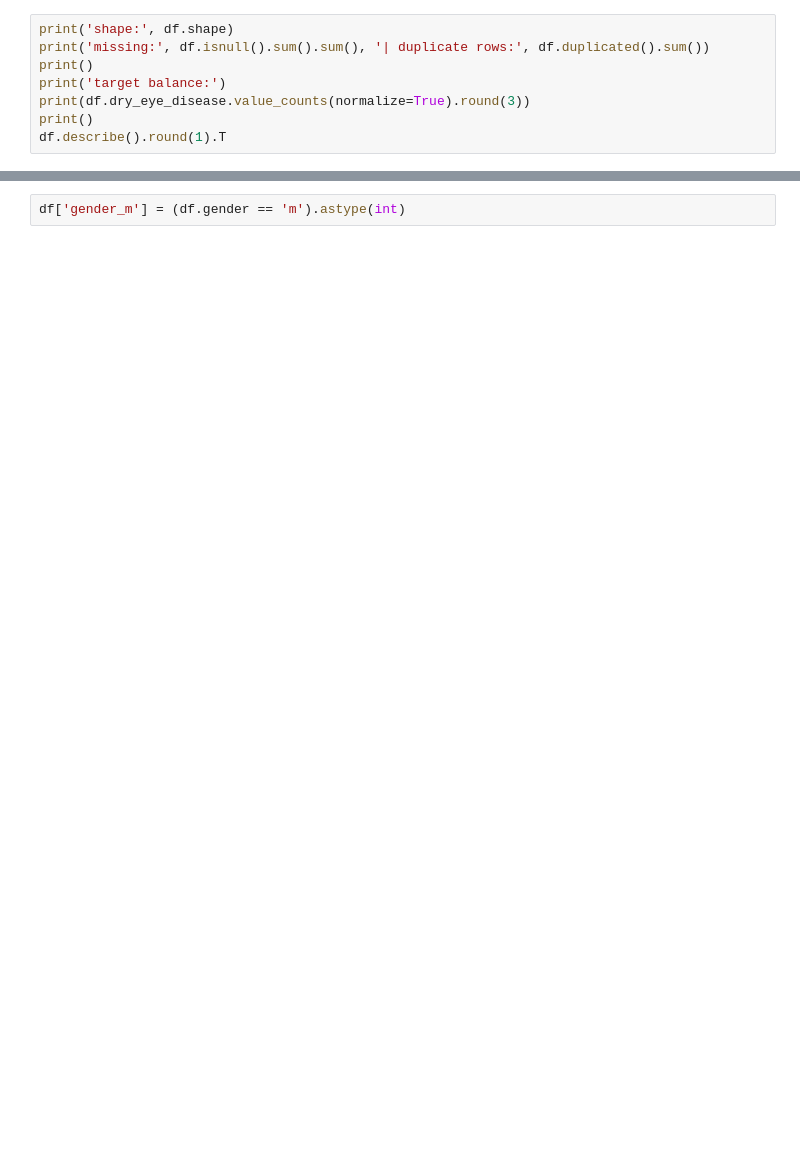
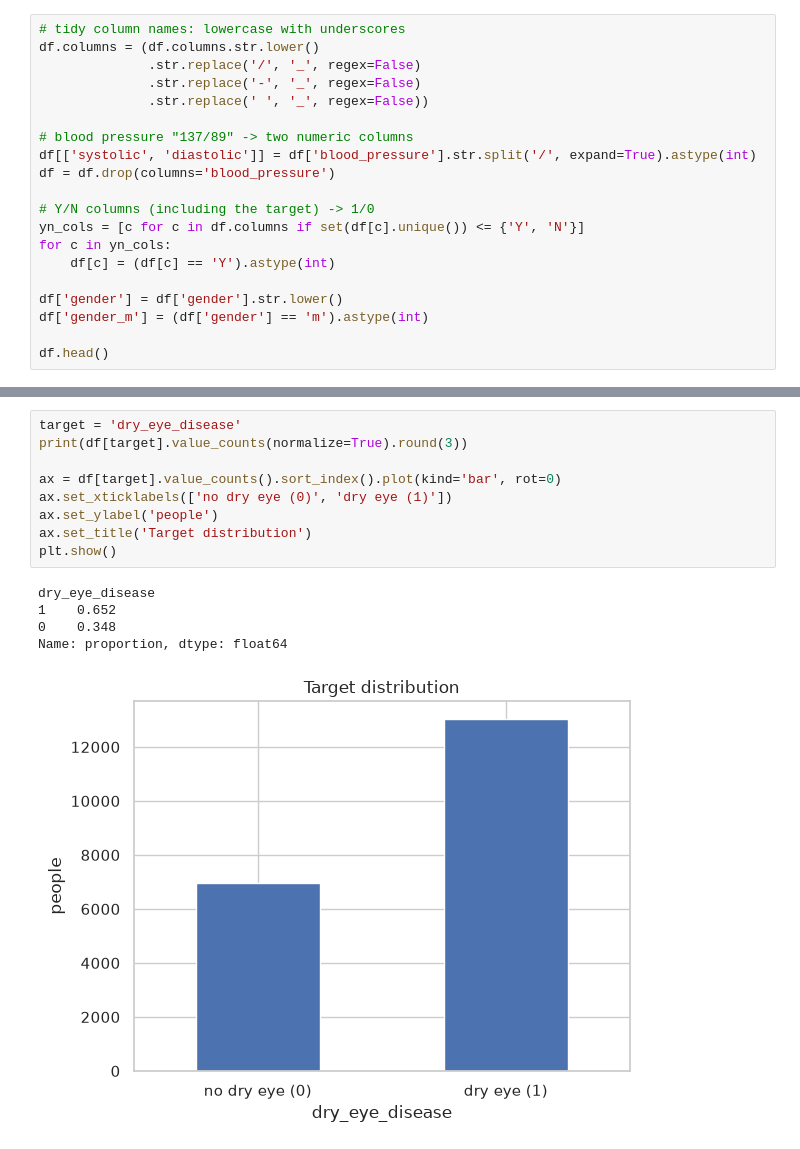
Before and after one commit to Y-Naifer/dry-eye-disease-prediction, a Jupyter notebook: notebook.ipynb, the cells around one changed output, grey strips where cells are left out. Saved outputs shown, nothing was run; the diff lists cells and outputs as text; blank space fills up the shorter version.

```diff
--- a/notebook.ipynb
+++ b/notebook.ipynb
@@ -36,9 +16,21 @@ df.head()
 # %%
-print('shape:', df.shape)
-print('missing:', df.isnull().sum().sum(), '| duplicate rows:', df.duplicated().sum())
-print()
-print('target balance:')
-print(df.dry_eye_disease.value_counts(normalize=True).round(3))
-print()
-df.describe().round(1).T
+# tidy column names: lowercase with underscores
+df.columns = (df.columns.str.lower()
+              .str.replace('/', '_', regex=False)
+              .str.replace('-', '_', regex=False)
+              .str.replace(' ', '_', regex=False))
+
+# blood pressure "137/89" -> two numeric columns
+df[['systolic', 'diastolic']] = df['blood_pressure'].str.split('/', expand=True).astype(int)
+df = df.drop(columns='blood_pressure')
+
+# Y/N columns (including the target) -> 1/0
+yn_cols = [c for c in df.columns if set(df[c].unique()) <= {'Y', 'N'}]
+for c in yn_cols:
+    df[c] = (df[c] == 'Y').astype(int)
+
+df['gender'] = df['gender'].str.lower()
+df['gender_m'] = (df['gender'] == 'm').astype(int)
+
+df.head()
 # %% [output]
@@ -75,3 +68,16 @@ from sklearn.metrics import roc_auc_score
 # %%
-df['gender_m'] = (df.gender == 'm').astype(int)
+target = 'dry_eye_disease'
+print(df[target].value_counts(normalize=True).round(3))
+
+ax = df[target].value_counts().sort_index().plot(kind='bar', rot=0)
+ax.set_xticklabels(['no dry eye (0)', 'dry eye (1)'])
+ax.set_ylabel('people')
+ax.set_title('Target distribution')
+plt.show()
+# %% [output]
+dry_eye_disease
+1    0.652
+0    0.348
+Name: proportion, dtype: float64
+[figure, added]
 # %%
```
Also changed, not shown: parts of 15 cells of this notebook.
